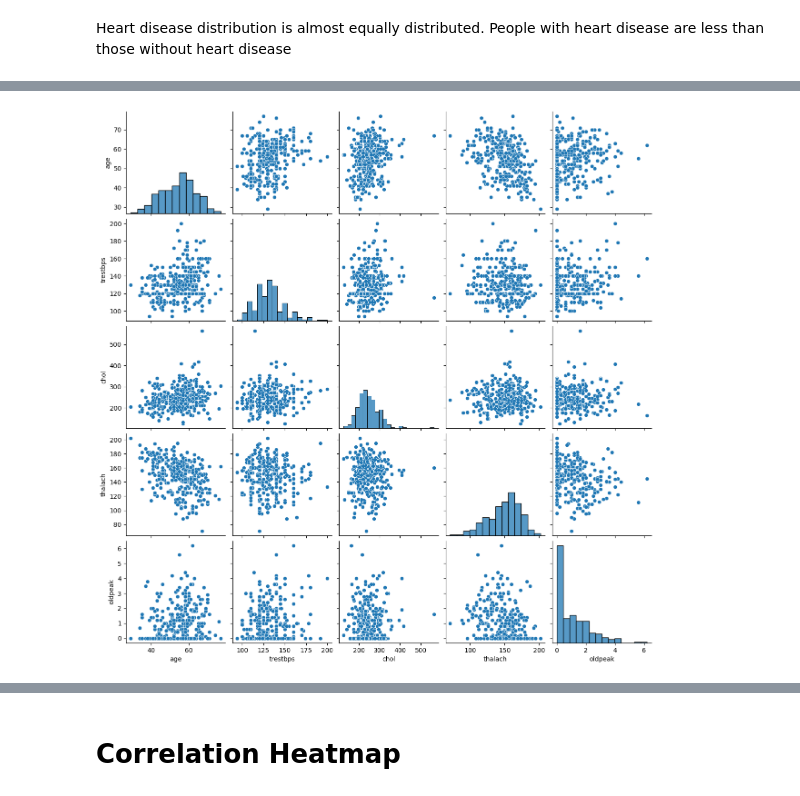
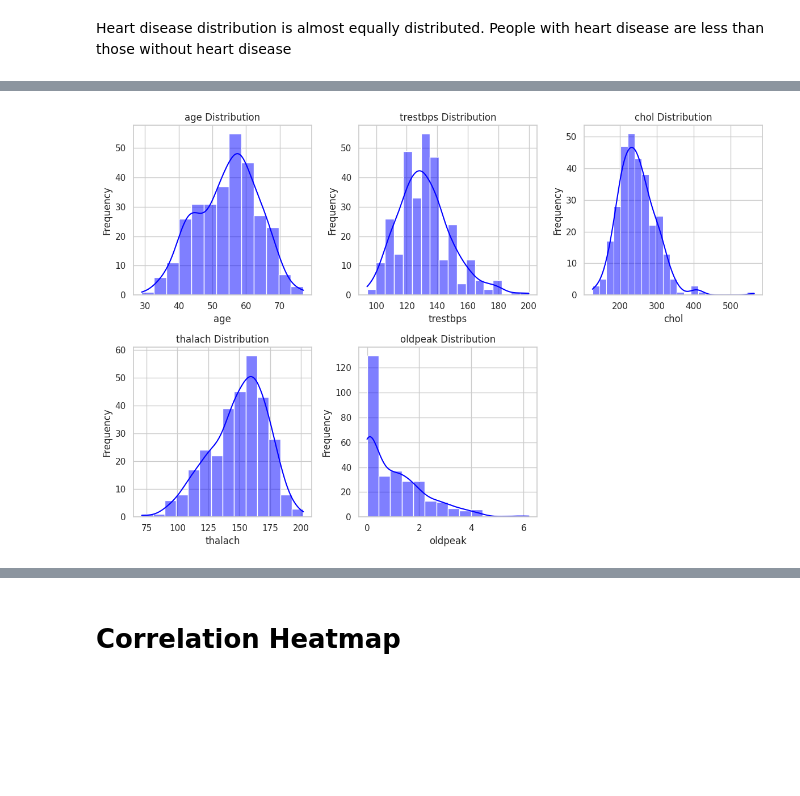
Before and after one commit to negilbabu/Heart-Disease-Prediction-Ai-, a Jupyter notebook: HeartDiseasePrediction.ipynb, the cells around one changed output, grey strips where cells are left out. Cells and saved outputs as stored; diff of their text form; code cells hidden in the pictures; blank space fills up the shorter version.

```diff
--- a/HeartDiseasePrediction.ipynb
+++ b/HeartDiseasePrediction.ipynb
@@ -521,19 +423,0 @@ Visualization of numerical data
-# %%
-sns.set_style('darkgrid')
-plt.figure(figsize=(15, 18))
-plotno = 1
-
-for column in numerical.columns:
-    if plotno <= 5:
-        plt.subplot(3, 2, plotno)
-
-        sns.boxplot(data=df, y=column, x='target', color='maroon')
-
-        plt.ylabel(column, fontsize=14)
-        plt.xlabel('Heart Disease (Target)', fontsize=14)
-        plt.title(f'Distribution of {column} by Heart Disease', fontsize=16)
-
-        plotno += 1
-
-plt.tight_layout()
-plt.show()
@@ -542,6 +424,14 @@ plt.show()
-# %%
-numerical = df[['age', 'trestbps', 'chol', 'thalach', 'oldpeak']]
-sns.pairplot(numerical)
-plt.show()
-# %% [output]
-[figure, removed]
+# %%
+plt.figure(figsize=(12, 8))
+
+for i, column in enumerate(numerical, 1):
+    plt.subplot(2, 3, i)
+    sns.histplot(df[column], kde=True, color='blue')
+    plt.title(f'{column} Distribution')
+    plt.xlabel(column)
+    plt.ylabel('Frequency')
+
+plt.tight_layout()
+plt.show()
+# %% [output]
+[figure, added]
```
Also changed, not shown: parts of 63 cells of this notebook.
